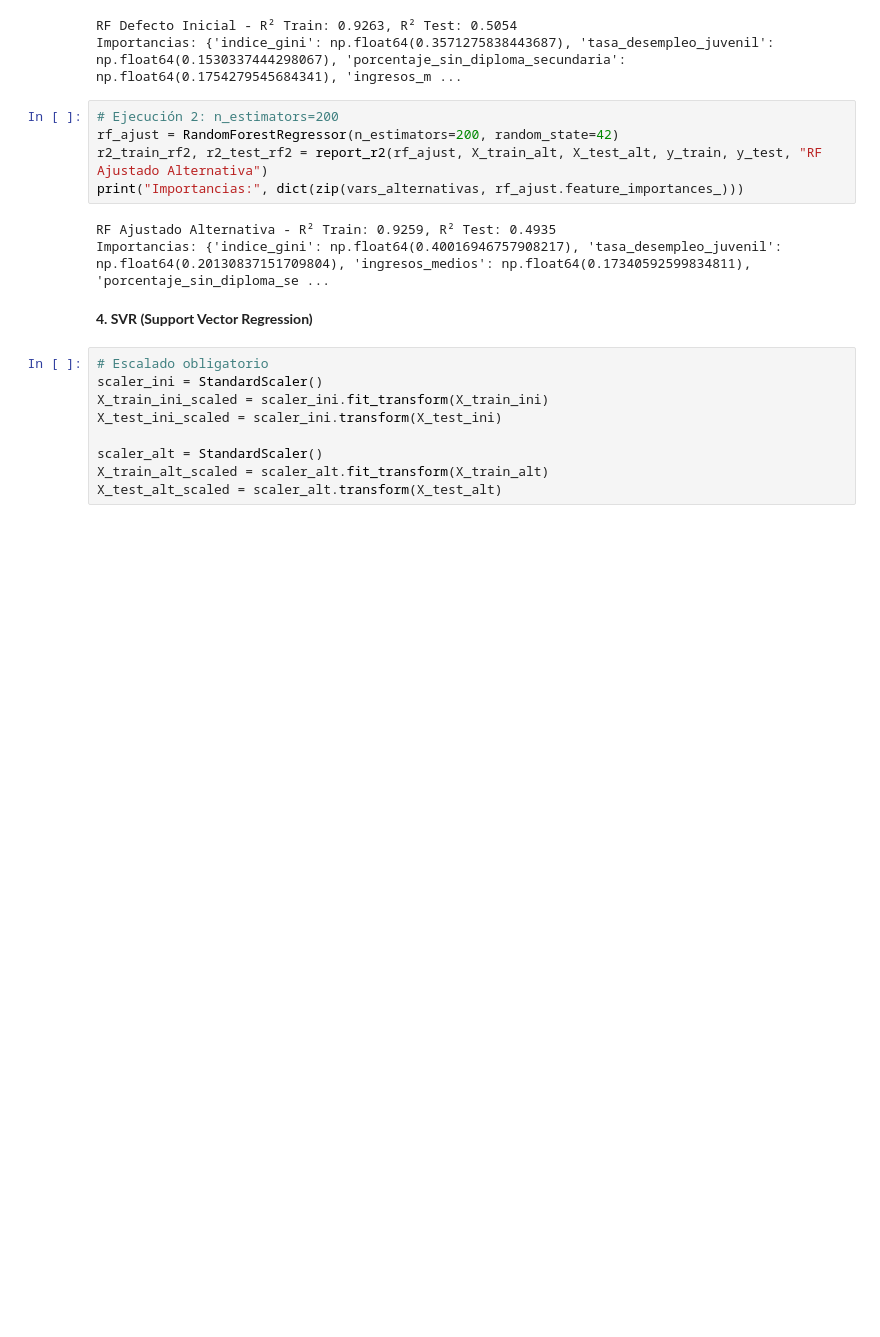
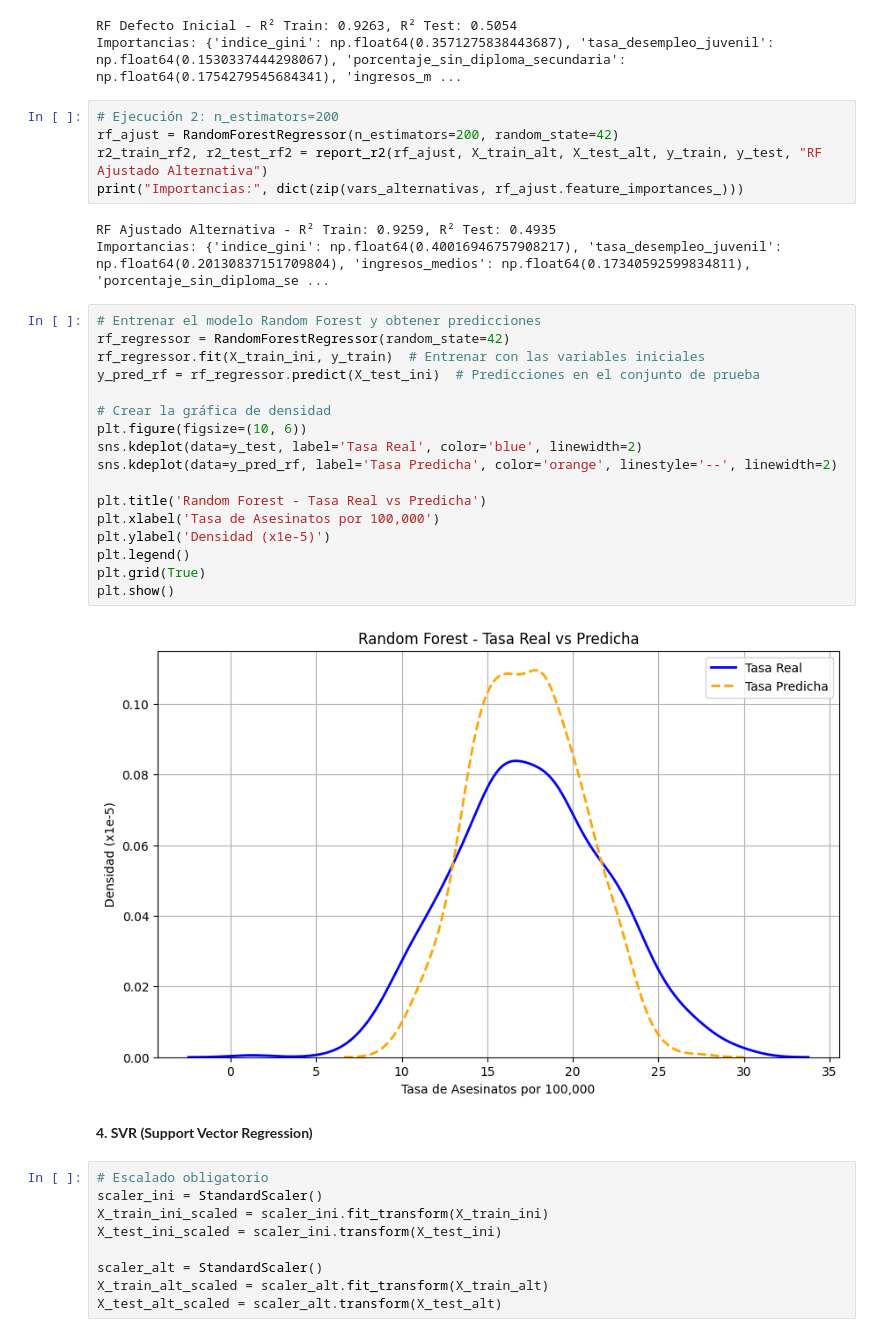
Before and after one commit to Estafy/MachineLearning, a Jupyter notebook: UNIDAD2/Proyecto_Unidad_2.ipynb, the cells around one changed output. Cells and saved outputs as stored; diff of their text form; blank space fills up the shorter version.

```diff
--- a/UNIDAD2/Proyecto_Unidad_2.ipynb
+++ b/UNIDAD2/Proyecto_Unidad_2.ipynb
@@ -159,6 +177,25 @@ print("Importancias:", dict(zip(vars_alternativas, rf_ajust.feature_importances_
 # %% [output]
 RF Ajustado Alternativa - R² Train: 0.9259, R² Test: 0.4935
 Importancias: {'indice_gini': np.float64(0.40016946757908217), 'tasa_desempleo_juvenil': np.float64(0.20130837151709804), 'ingresos_medios': np.float64(0.17340592599834811), 'porcentaje_sin_diploma_se ...
+# %%
+# Entrenar el modelo Random Forest y obtener predicciones
+rf_regressor = RandomForestRegressor(random_state=42)
+rf_regressor.fit(X_train_ini, y_train)  # Entrenar con las variables iniciales
+y_pred_rf = rf_regressor.predict(X_test_ini)  # Predicciones en el conjunto de prueba
+
+# Crear la gráfica de densidad
+plt.figure(figsize=(10, 6))
+sns.kdeplot(data=y_test, label='Tasa Real', color='blue', linewidth=2)
+sns.kdeplot(data=y_pred_rf, label='Tasa Predicha', color='orange', linestyle='--', linewidth=2)
+
+plt.title('Random Forest - Tasa Real vs Predicha')
+plt.xlabel('Tasa de Asesinatos por 100,000')
+plt.ylabel('Densidad (x1e-5)')
+plt.legend()
+plt.grid(True)
+plt.show()
+# %% [output]
+[figure, added]
 # %% [markdown]
 **4. SVR (Support Vector Regression)**
 # %%
```
Also changed, not shown: parts of 2 cells of this notebook.
